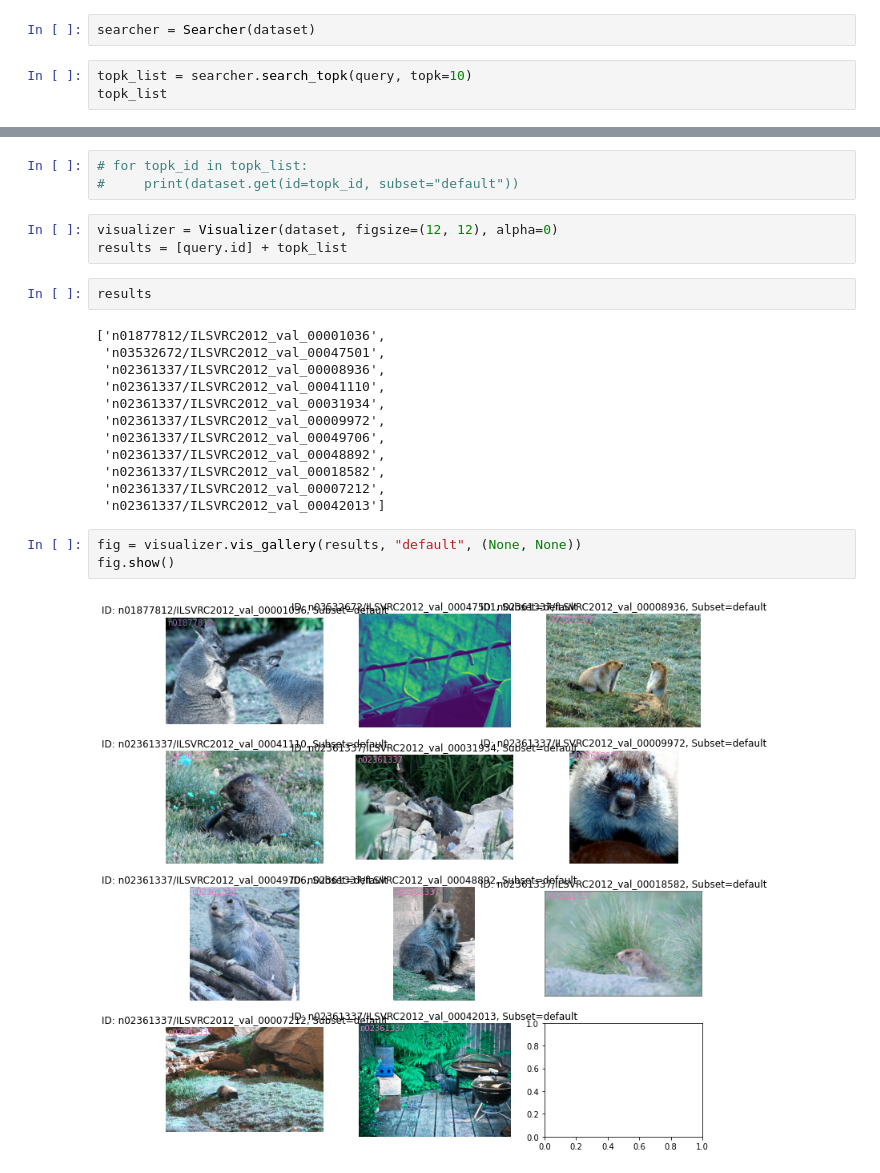
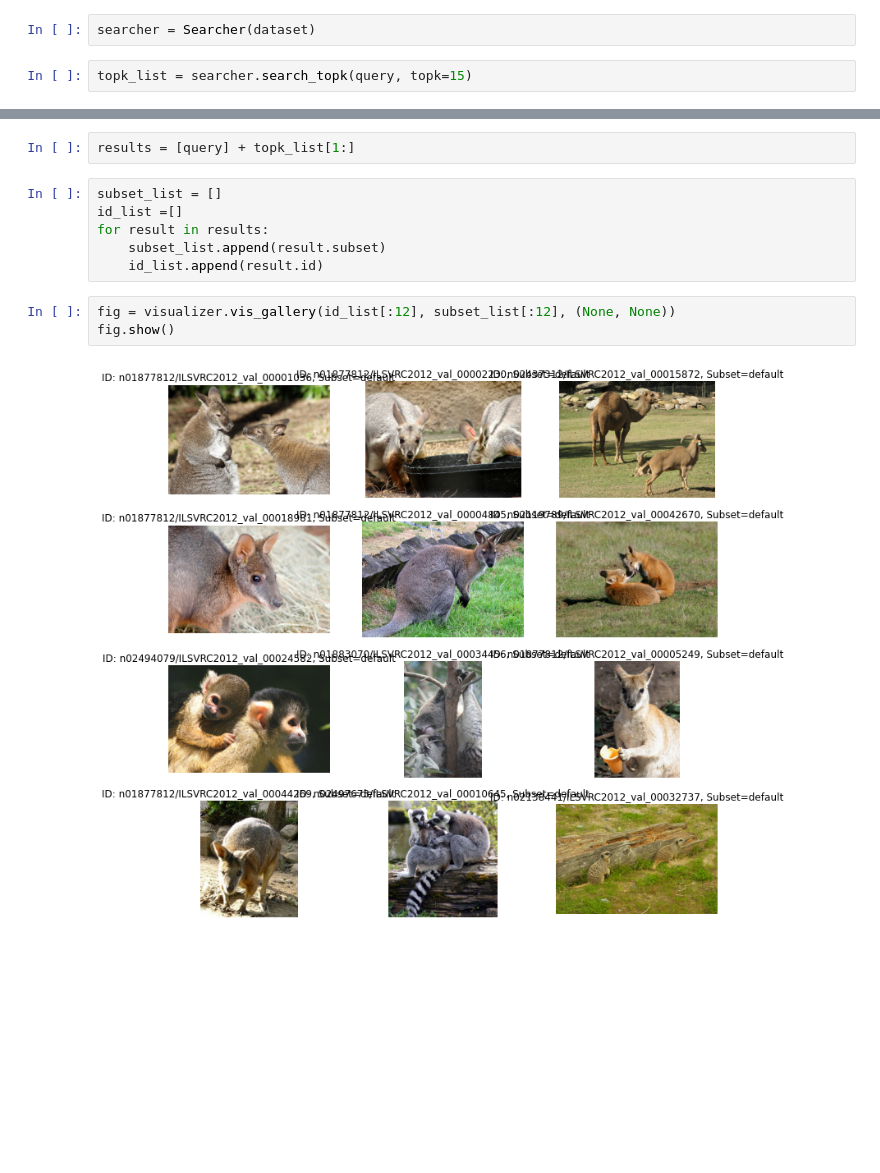
Before and after one commit to sooahleex/datumaro, a Jupyter notebook: searcher_test.ipynb, the cells around one changed output, grey strips where cells are left out. Cells and saved outputs as stored; diff of their text form; blank space fills up the shorter version.

Commit message:
update for imagenet

```diff
--- a/searcher_test.ipynb
+++ b/searcher_test.ipynb
@@ -48,5 +48,4 @@ fig.show()
 # %%
 searcher = Searcher(dataset)
 # %%
-topk_list = searcher.search_topk(query, topk=10)
-topk_list
+topk_list = searcher.search_topk(query, topk=15)
@@ -64,25 +52,13 @@ topk_list
-# %%
-# for topk_id in topk_list:
-#     print(dataset.get(id=topk_id, subset="default"))
-# %%
-visualizer = Visualizer(dataset, figsize=(12, 12), alpha=0)
-results = [query.id] + topk_list
-# %%
-results
-# %% [output]
-['n01877812/ILSVRC2012_val_00001036',
- 'n03532672/ILSVRC2012_val_00047501',
- 'n02361337/ILSVRC2012_val_00008936',
- 'n02361337/ILSVRC2012_val_00041110',
- 'n02361337/ILSVRC2012_val_00031934',
- 'n02361337/ILSVRC2012_val_00009972',
- 'n02361337/ILSVRC2012_val_00049706',
- 'n02361337/ILSVRC2012_val_00048892',
- 'n02361337/ILSVRC2012_val_00018582',
- 'n02361337/ILSVRC2012_val_00007212',
- 'n02361337/ILSVRC2012_val_00042013']
+# %%
+results = [query] + topk_list[1:]
+# %%
+subset_list = []
+id_list =[]
+for result in results:
+    subset_list.append(result.subset)
+    id_list.append(result.id)
 # %%
-fig = visualizer.vis_gallery(results, "default", (None, None))
+fig = visualizer.vis_gallery(id_list[:12], subset_list[:12], (None, None))
 fig.show()
 # %% [output]
-[figure, old version]
+[figure, new version]
```
Also changed, not shown: parts of 2 cells of this notebook.
